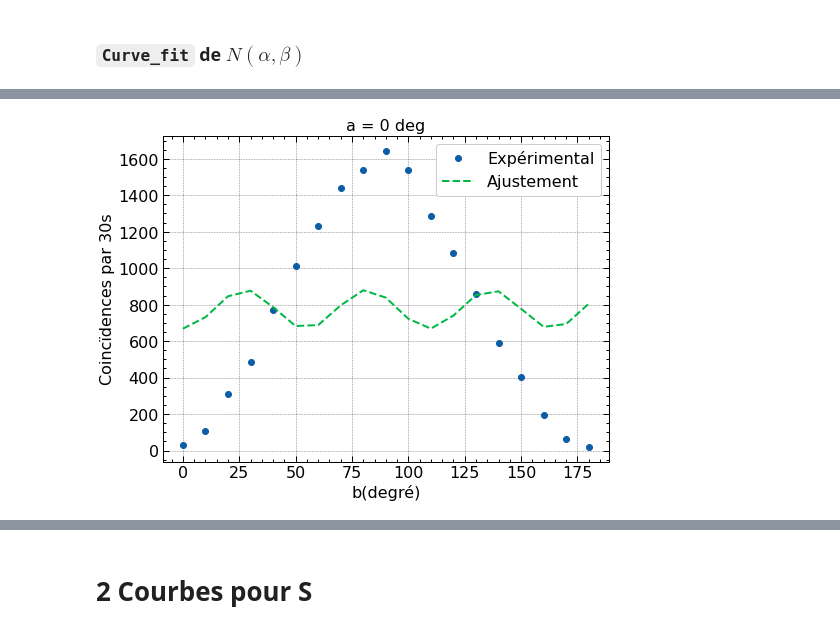
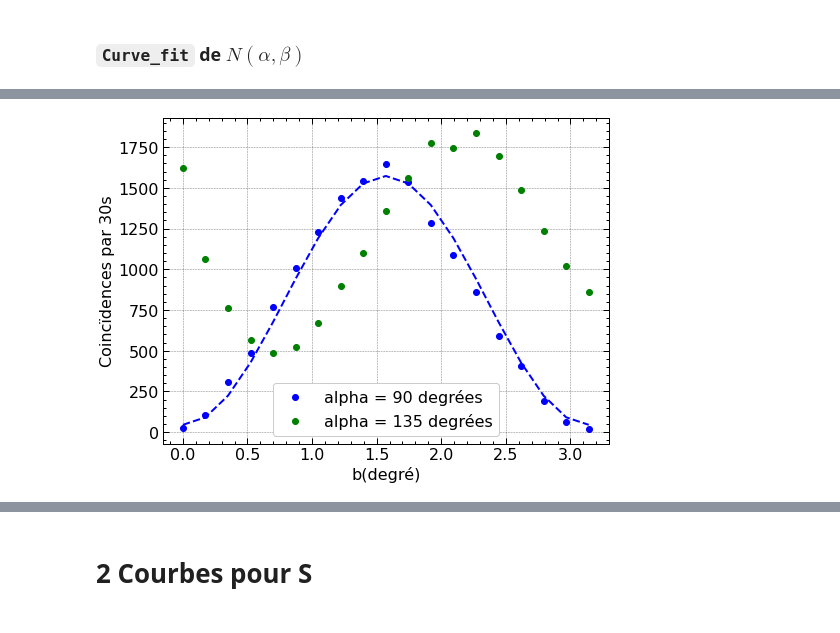
Before and after one commit to pierrotlamontagne/Github-labo-3, a Jupyter notebook: PIN/Analyse.ipynb, the cells around one changed output, grey strips where cells are left out. Saved outputs shown, nothing was run; the diff lists cells and outputs as text; code cells hidden in the pictures.

```diff
--- a/PIN/Analyse.ipynb
+++ b/PIN/Analyse.ipynb
@@ -104,17 +101,30 @@ plt.show()
 # %%
+b_a90, N_a90 = np.loadtxt("Données/a-90.txt", unpack = True, skiprows = 2)
+b_a135, N_a135 = np.loadtxt("Données/a-135.txt", unpack = True, skiprows = 2)
+
+b_a90 *= np.pi/180
 a = 90 * (np.pi/180) # à changer pour le calcul de chaque curve_fit
 a90_guess = [5560,46 * (np.pi/180),26 * (np.pi/180),22]
 a90_popt = curve_fit(Nb_coincidences, b_a90, N_a90, a90_guess)
 
 A, theta, phi, C = a90_popt[0]
-y_fit = Nb_coincidences(b_a90, A, theta, phi, C)
+y_fit_45 = Nb_coincidences(b_a90, A, theta, phi, C)
 
-plt.plot(b_a90,N_a90,"o",label="Expérimental")
-plt.plot(b_a90,y_fit,"--",label="Ajustement")
+b_a135 *= np.pi/180
+a = 90 * (np.pi/180) # à changer pour le calcul de chaque curve_fit
+a135_guess = [89922 ,325.86* (np.pi/180),132.32 * (np.pi/180),12119]
+a135_popt = curve_fit(Nb_coincidences, b_a135, N_a135, a135_guess)
+
+A, theta, phi, C = a135_popt[0]
+y_fit_135 = Nb_coincidences(b_a135, A, theta, phi, C)
+
+plt.plot(b_a90,N_a90,"bo",label="alpha = 90 degrées")
+plt.plot(b_a90,y_fit_45,"b--")
+plt.plot(b_a135,N_a135,"go",label="alpha = 135 degrées")
+#plt.plot(b_a135,y_fit_135,"g--")
 plt.xlabel("b(degré)")
 plt.ylabel("Coincïdences par 30s")
-plt.title("a = 90 deg")
 plt.legend()
 plt.show()
 # %% [output]
-[figure, old version]
+[figure, new version]
```
Also changed, not shown: parts of 7 cells of this notebook.
